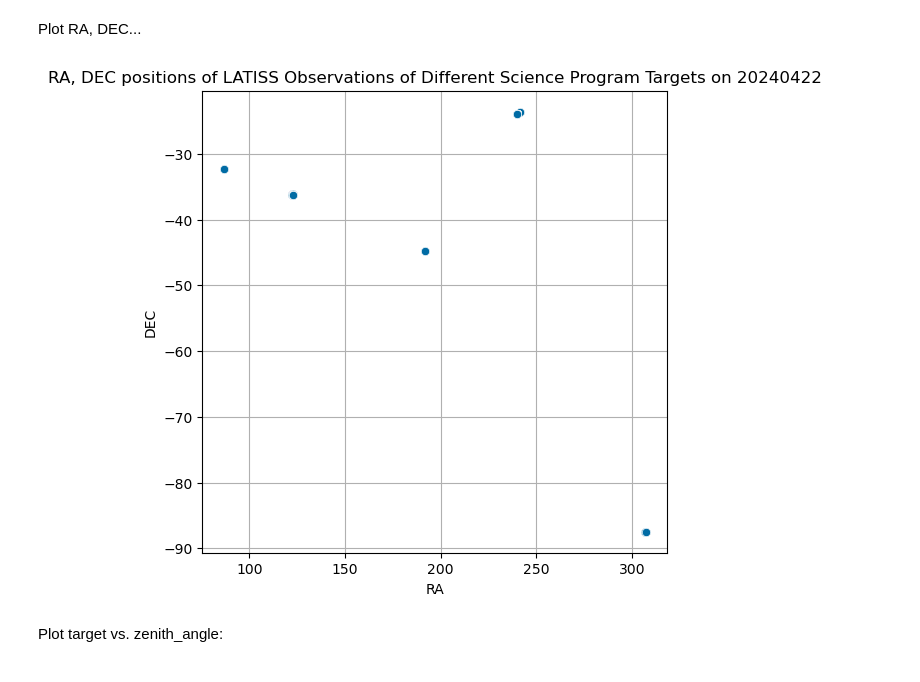
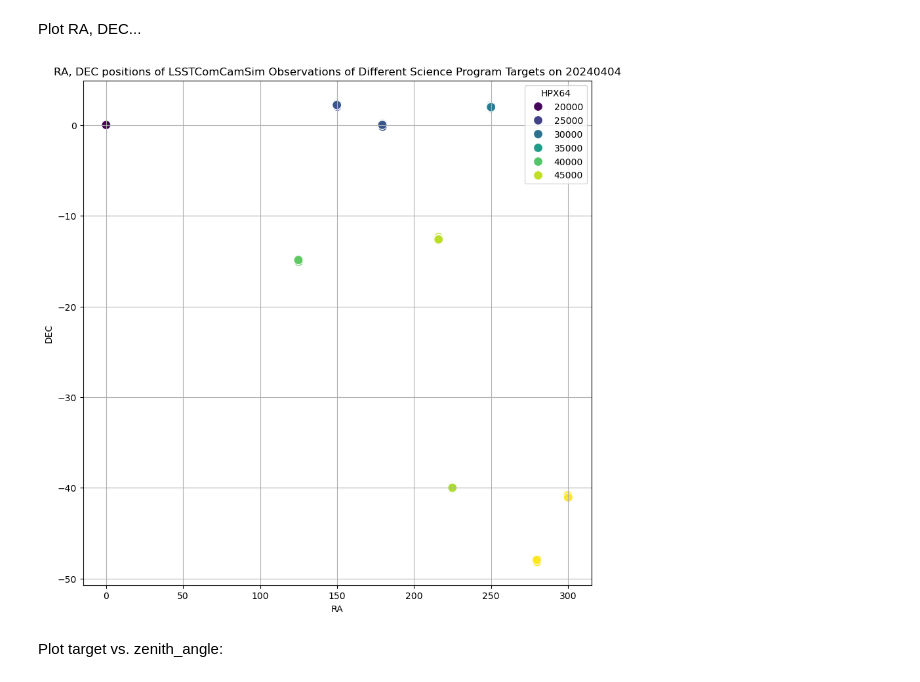
Before and after one commit to lsst-dm/vv-team-notebooks, a Jupyter notebook: notebooks/PREOPS-5002-target-report.ipynb, the cells around one changed output. Saved outputs shown, nothing was run; the diff lists cells and outputs as text; code cells hidden in the pictures.

```diff
--- a/notebooks/PREOPS-5002-target-report.ipynb
+++ b/notebooks/PREOPS-5002-target-report.ipynb
@@ -151,13 +169,13 @@ Define repo, collection, instrument, and day of observation to study:
 # %%
 #repo = "/sdf/group/rubin/repo/main"
-repo="/sdf/group/rubin/repo/oga/"
-collection='LATISS/raw/all'
-instrument = 'LATISS'
-day_obs = 20240422
+#repo="/sdf/group/rubin/repo/oga/"
+#collection='LATISS/raw/all'
+#instrument = 'LATISS'
+#day_obs = 20240422
 
-# Ops Rehearsal 3, DRP on Simulated ComCom data at USDF, Iteration #3
+# Ops Rehearsal 3, "Intermittent Cumulative DRP: of the 3 nights of ops rehearsal 3 data
 #  (https://confluence.lsstcorp.org/display/DM/Campaigns)
-#repo='/repo/ops-rehearsal-3-prep'
-#collection = 'u/homer/w_2024_12/DM-43439'
-#instrument = 'LSSTComCamSim'
-#day_obs = 20240404
+repo = "/repo/embargo"
+collection='LSSTComCamSim/quickLook/24'
+instrument = 'LSSTComCamSim'
+day_obs = 20240404
@@ -164,3 +184,9 @@ day_obs = 20240422
+# %%
+col_sciprog = 'science_program'
+#col_target = 'target'
+col_target = 'HPX64'  # HPX64 is used as a proxy for target_name or block
+col_filter = 'filter'
+col_id = 'id'
 # %% [markdown]
 ## 2. Access data for this repo, collection, and day of observation
 # %% [markdown]
@@ -328,3 +371,6 @@ df_exposure = df_exposure.astype({"id": int,'day_obs': int,'seq_num':int})
+# %%
+df_exposure['ra'] = df_exposure['ra'].fillna(0)
+df_exposure['dec'] = df_exposure['dec'].fillna(0)
 # %% [markdown]
 And look at `df_exposure` once again.
 # %%
@@ -345,0 +415,4 @@ df_exposure
+# %%
+df_exposure.loc[:,'HPX64'] = getipix(64, df_exposure.loc[:,'ra'].values, df_exposure.loc[:,'dec'].values)
+df_exposure.loc[:,'HPX16'] = getipix(16, df_exposure.loc[:,'ra'].values, df_exposure.loc[:,'dec'].values)
+df_exposure
@@ -657,20 +736,28 @@ df_science_grouped
 # %% [markdown]
 Plot RA, DEC...
 # %%
-plt.figure(figsize=(6, 6))
+plt.figure(figsize=(10, 10))
 
 # Plot in Cartesian coordinates
-#df_science.plot('ra','dec', kind='scatter')
-ax = sns.scatterplot(data=df_science, x="ra", y="dec")
+if df_science[col_target].dtype == "int64" or df_science[col_target].dtype == "float64":
+    # We create and annotate the plot one way if col_target is numerical...
+    ax = sns.scatterplot(data=df_science, x="ra", y="dec", hue=col_target, palette='viridis', s=100)
+else:
+    # Otherwise, if col_target is a string or similar, we create and annotate the plot this way...
+    #  (This could be done better.  As it is, the spacing is very crowded.)
+    ax = sns.scatterplot(data=df_science, x="ra", y="dec", s=100)
+    for i, label in enumerate(df_science[col_target]):
+        ax.annotate(label, (df_science['ra'][i], df_science['dec'][i]), fontsize=6)
+
 
 # Add labels and title
 plt.xlabel('RA')
 plt.ylabel('DEC')
 title = """RA, DEC positions of %s Observations of Different Science Program Targets on %s""" %(instrument, day_obs)
 plt.title(title)
 plt.grid(True)
 # %% [output]
-[figure, old version]
+[figure, new version]
 # %% [markdown]
 Plot target vs. zenith_angle:
 # %%
```
Also changed, not shown: parts of 38 cells of this notebook.
